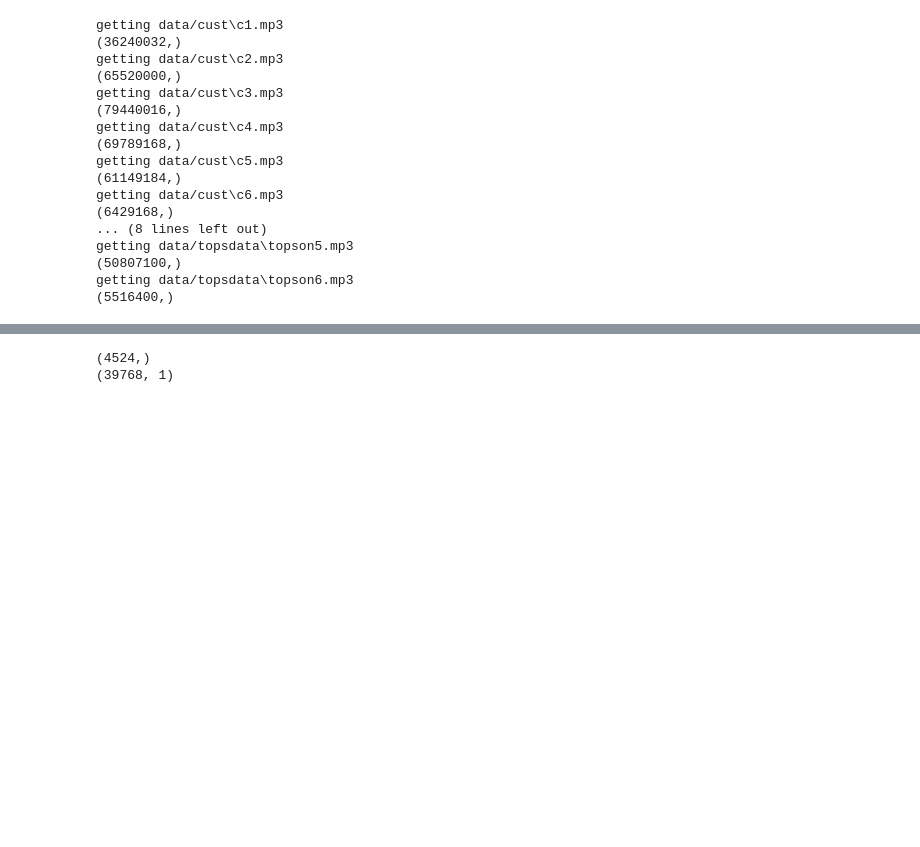
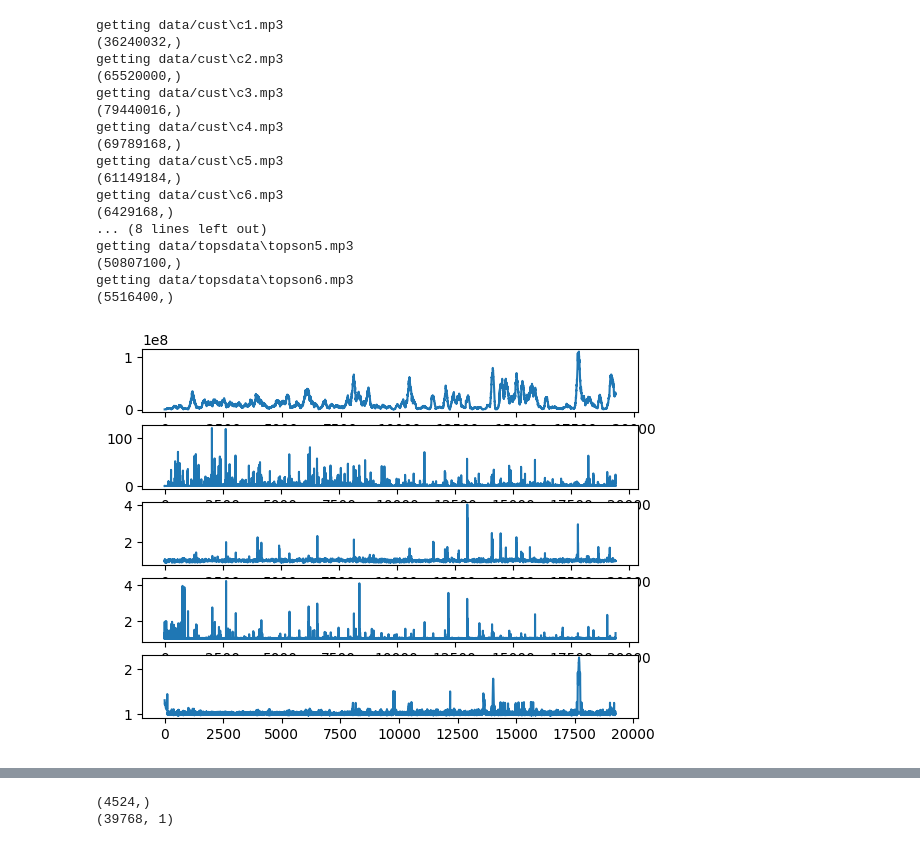
Before and after one commit to NikolayBlagoev/Dota_2_Highlight, a Jupyter notebook: get_anomalies.ipynb, the cells around one changed output, grey strips where cells are left out. Saved outputs shown, nothing was run; the diff lists cells and outputs as text; code cells hidden in the pictures; blank space fills up the shorter version.

```diff
--- a/get_anomalies.ipynb
+++ b/get_anomalies.ipynb
@@ -58,3 +80,15 @@ data_binr, data_rmsr, _ = eval_sound(y,a)
+# %%
+from time_series.smoothening_functions import power_smooth, llr_smooth, ewma_bias_corrected, kaiser_wind,derivative
+fig, axs = plt.subplots(5)
+
+axs[0].plot(eval_linreg(kaiser_wind(np.array(data_binr), 180, 2), 15, linreg_bin))
+axs[1].plot(eval_linreg(data_rmsr, 15, linreg_rms))
+axs[2].plot(lof(np.array(data_binr), 240))
+axs[3].plot(lof(np.array(data_rmsr), 180))
+axs[4].plot(lof(kaiser_wind(np.array(data_binr), 180, 2), 180))
+plt.show()
+# %% [output]
+[figure, added]
 # %%
 fig, axs = plt.subplots(5)
 
```
Also changed, not shown: parts of 22 cells of this notebook, 4 other files.
